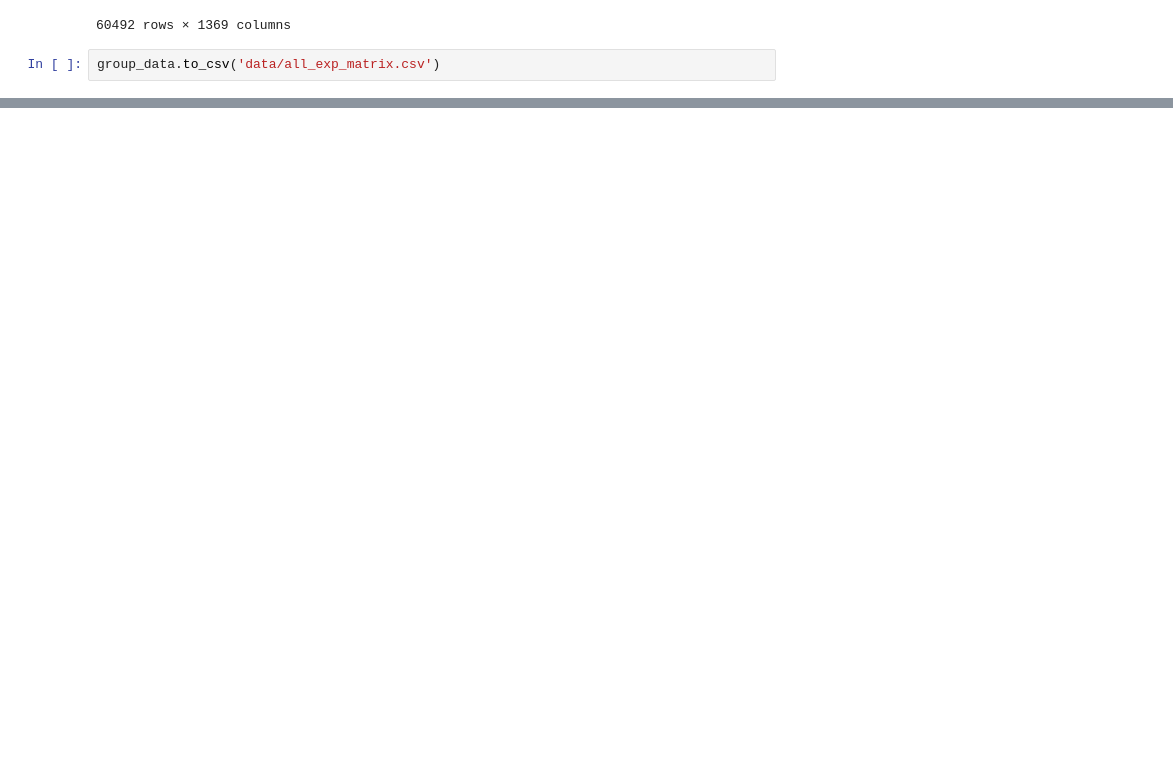
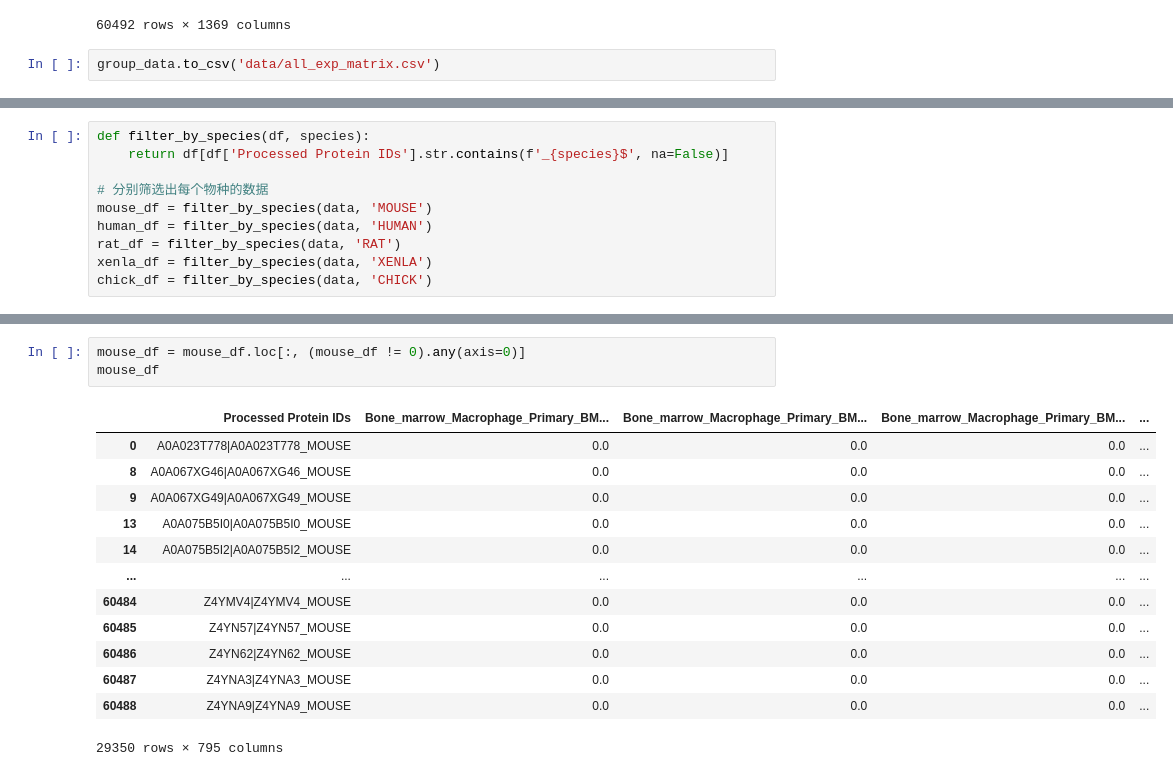
Before and after one commit to TaoYySC/SingleCellProteomics, a Jupyter notebook: map_protein_from_different_index.ipynb, the cells around one changed output, grey strips where cells are left out. Drawn from its saved outputs; the diff is of its cells as text; blank space fills up the shorter version.

```diff
--- a/map_protein_from_different_index.ipynb
+++ b/map_protein_from_different_index.ipynb
@@ -323,0 +388,10 @@ group_data.to_csv('data/all_exp_matrix.csv')
+# %%
+def filter_by_species(df, species):
+    return df[df['Processed Protein IDs'].str.contains(f'_{species}$', na=False)]
+
+# 分别筛选出每个物种的数据
+mouse_df = filter_by_species(data, 'MOUSE')
+human_df = filter_by_species(data, 'HUMAN')
+rat_df = filter_by_species(data, 'RAT')
+xenla_df = filter_by_species(data, 'XENLA')
+chick_df = filter_by_species(data, 'CHICK')
@@ -323,0 +406,17 @@ group_data.to_csv('data/all_exp_matrix.csv')
+# %%
+mouse_df = mouse_df.loc[:, (mouse_df != 0).any(axis=0)]
+mouse_df
+# %% [output]
+|  | Processed Protein IDs | Bone_marrow_Macrophage_Primary_BM... | Bone_marrow_Macrophage_Primary_BM... | Bone_marrow_Macrophage_Primary_BM... | ... |
+| 0 | A0A023T778|A0A023T778_MOUSE | 0.0 | 0.0 | 0.0 | ... |
+| 8 | A0A067XG46|A0A067XG46_MOUSE | 0.0 | 0.0 | 0.0 | ... |
+| 9 | A0A067XG49|A0A067XG49_MOUSE | 0.0 | 0.0 | 0.0 | ... |
+| 13 | A0A075B5I0|A0A075B5I0_MOUSE | 0.0 | 0.0 | 0.0 | ... |
+| 14 | A0A075B5I2|A0A075B5I2_MOUSE | 0.0 | 0.0 | 0.0 | ... |
+| ... | ... | ... | ... | ... | ... |
+| 60484 | Z4YMV4|Z4YMV4_MOUSE | 0.0 | 0.0 | 0.0 | ... |
+| 60485 | Z4YN57|Z4YN57_MOUSE | 0.0 | 0.0 | 0.0 | ... |
+| 60486 | Z4YN62|Z4YN62_MOUSE | 0.0 | 0.0 | 0.0 | ... |
+| 60487 | Z4YNA3|Z4YNA3_MOUSE | 0.0 | 0.0 | 0.0 | ... |
+| 60488 | Z4YNA9|Z4YNA9_MOUSE | 0.0 | 0.0 | 0.0 | ... |
+29350 rows × 795 columns
```
Also changed, not shown: parts of 13 cells of this notebook, 1 other file.
